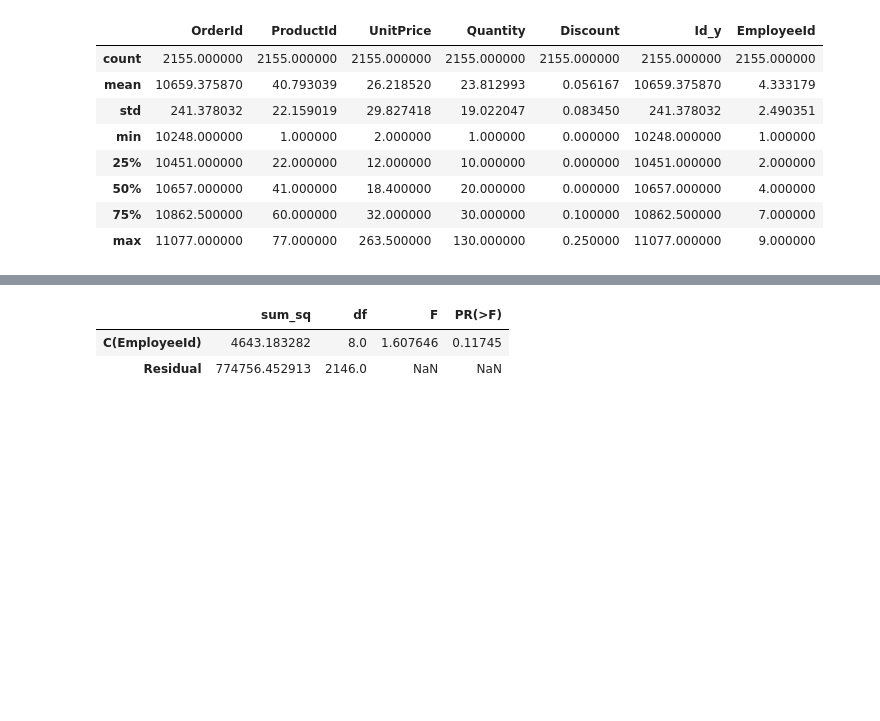
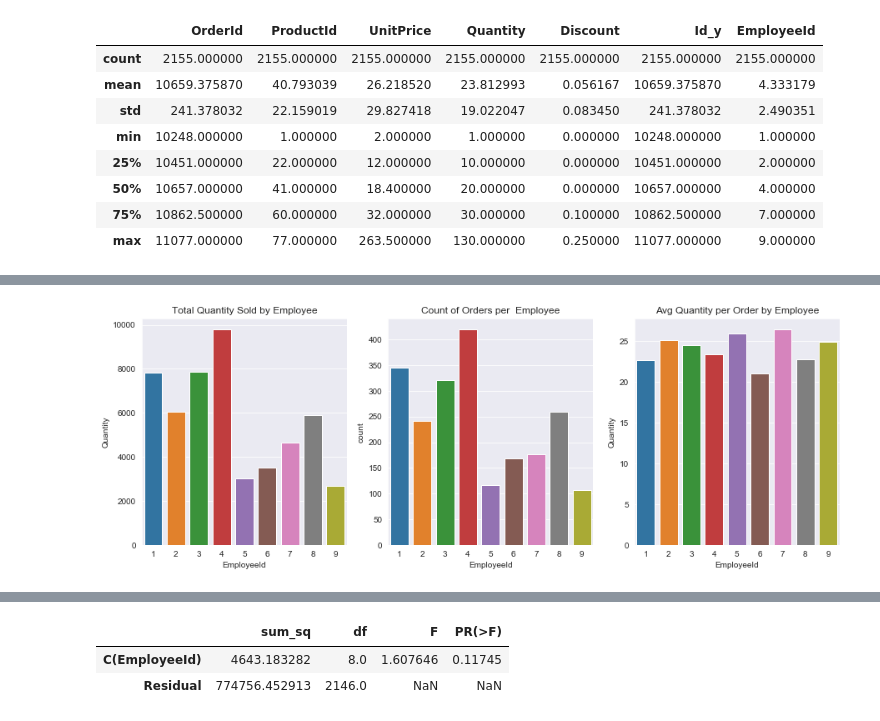
Before and after one commit to rab175/dsc-mod-3-project-online-ds-pt-071519, a Jupyter notebook: Mod3_Project.ipynb, the cells around one changed output, grey strips where cells are left out. Saved outputs shown, nothing was run; the diff lists cells and outputs as text; code cells hidden in the pictures; blank space fills up the shorter version.

```diff
--- a/Mod3_Project.ipynb
+++ b/Mod3_Project.ipynb
@@ -423,0 +440,5 @@ None
+# %%
+df2_pivot = pd.pivot_table(df2, values='Quantity',
+                           index= 'EmployeeId',
+                           aggfunc= [np.count_nonzero, np.sum, np.mean, np.std])
+df2_pivot
@@ -423,0 +471,16 @@ None
+# %%
+plt.figure(figsize=(15,5))
+ax1 = plt.subplot(1,3,1)
+ax2 = plt.subplot(1,3,2)
+ax3 = plt.subplot(1,3,3)
+
+a = sns.barplot(x=df2_pivot.index, y=df2_pivot['sum']['Quantity'], ax=ax1)
+a.axes.set_title('Total Quantity Sold by Employee')
+
+b = sns.countplot(x='EmployeeId', data=df2, ax=ax2)
+b.axes.set_title('Count of Orders per Employee')
+
+c = sns.barplot(x=df2_pivot.index, y=df2_pivot['mean']['Quantity'], ax=ax3)
+c.axes.set_title('Avg Quantity per Order by Employee');
+# %% [output]
+[figure, added]
```
Also changed, not shown: parts of 73 cells of this notebook.
